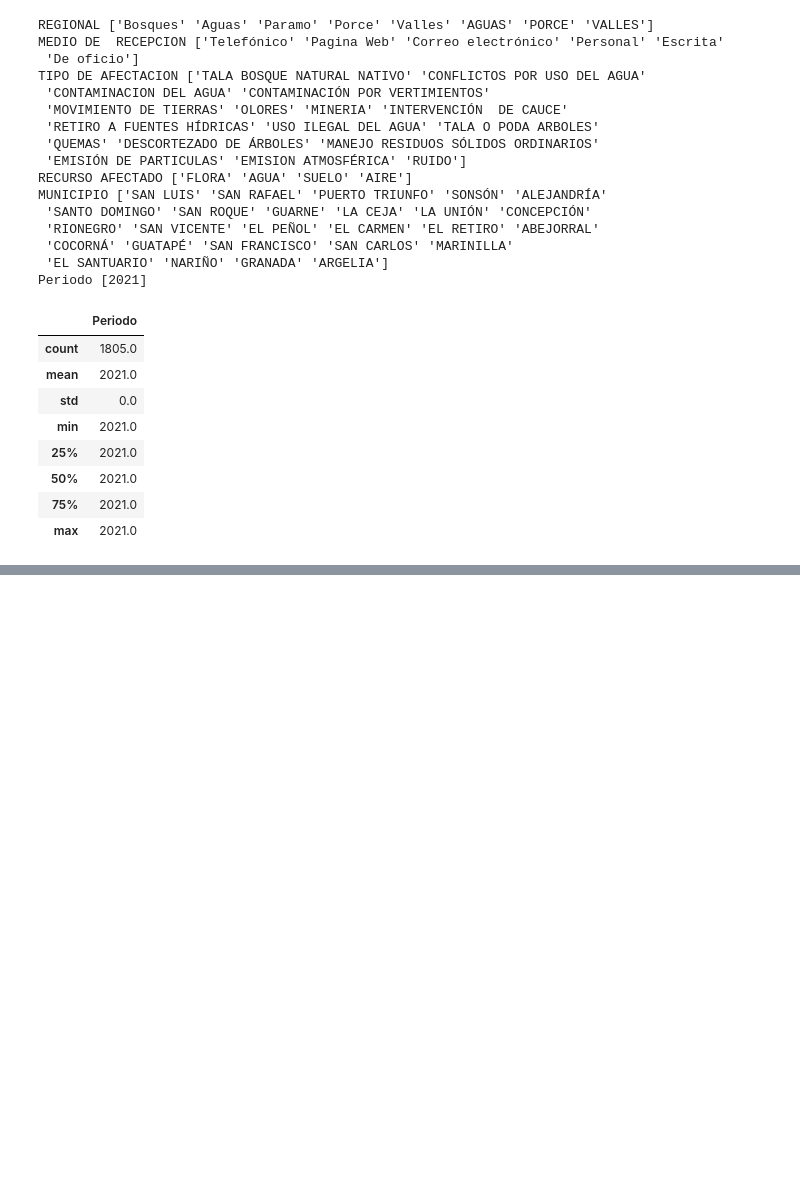
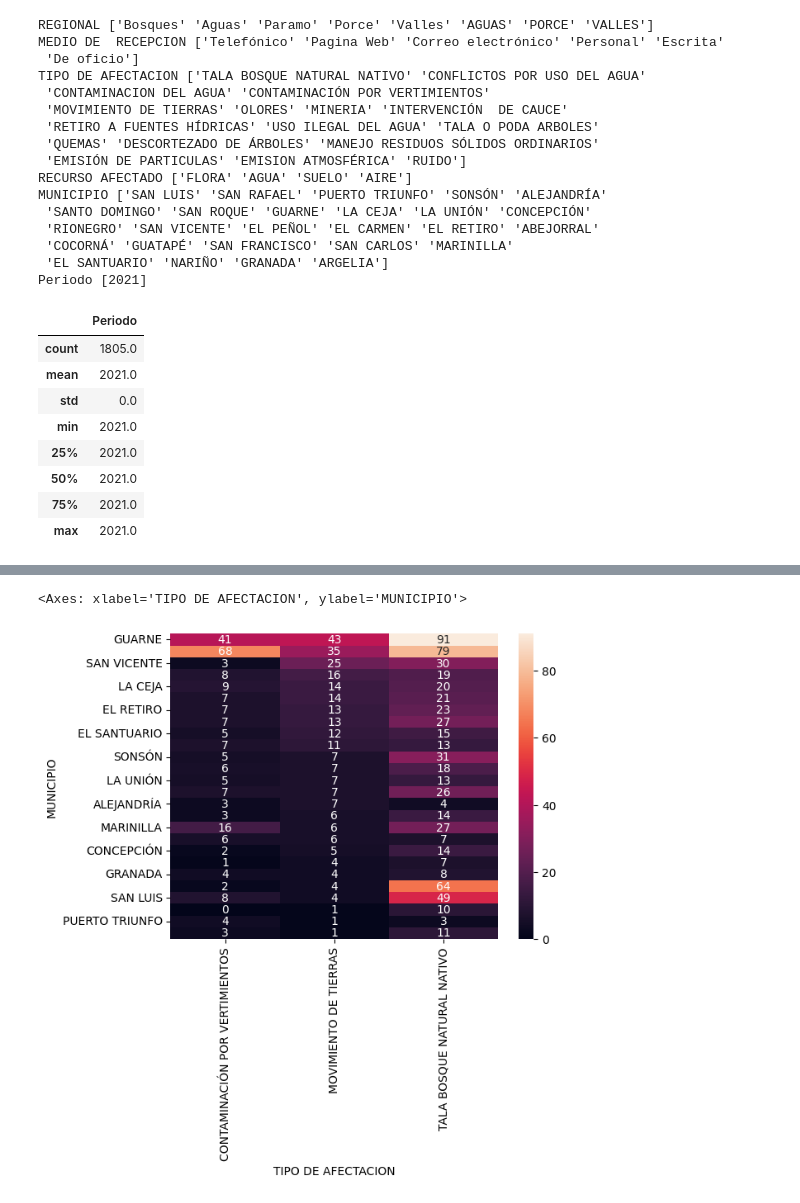
Before and after one commit to asegura4488/CienciaDatos, a Jupyter notebook: Semana4/QuejasAmbientales.ipynb, the cells around one changed output, grey strips where cells are left out. Saved outputs shown, nothing was run; the diff lists cells and outputs as text; code cells hidden in the pictures; blank space fills up the shorter version.

```diff
--- a/Semana4/QuejasAmbientales.ipynb
+++ b/Semana4/QuejasAmbientales.ipynb
@@ -97,3 +97,6 @@ data.describe()
 mask1 = data['TIPO DE AFECTACION'] == 'TALA BOSQUE NATURAL NATIVO'
 mask2 = data['TIPO DE AFECTACION'] == 'MOVIMIENTO DE TIERRAS'
 mask3 = data['TIPO DE AFECTACION'] == 'CONTAMINACIÓN POR VERTIMIENTOS'
+# %%
+# Aplicamos mascara
+data = data[mask1 | mask2 | mask3]
@@ -99,0 +145,4 @@ mask3 = data['TIPO DE AFECTACION'] == 'CONTAMINACIÓN POR VERTIMIENTOS'
+# %%
+# Tablas de contingencia (La relación entre al menos dos variables)
+CrossAfectacion = pd.crosstab( data['MUNICIPIO'], data['TIPO DE AFECTACION']  ).sort_values( by='MOVIMIENTO DE TIERRAS', ascending=False )
+CrossAfectacion
@@ -99,0 +168,5 @@ mask3 = data['TIPO DE AFECTACION'] == 'CONTAMINACIÓN POR VERTIMIENTOS'
+# %%
+sns.heatmap( CrossAfectacion, annot=True )
+# %% [output]
+<Axes: xlabel='TIPO DE AFECTACION', ylabel='MUNICIPIO'>
+[figure, added]
```
Also changed, not shown: parts of 6 cells of this notebook.
